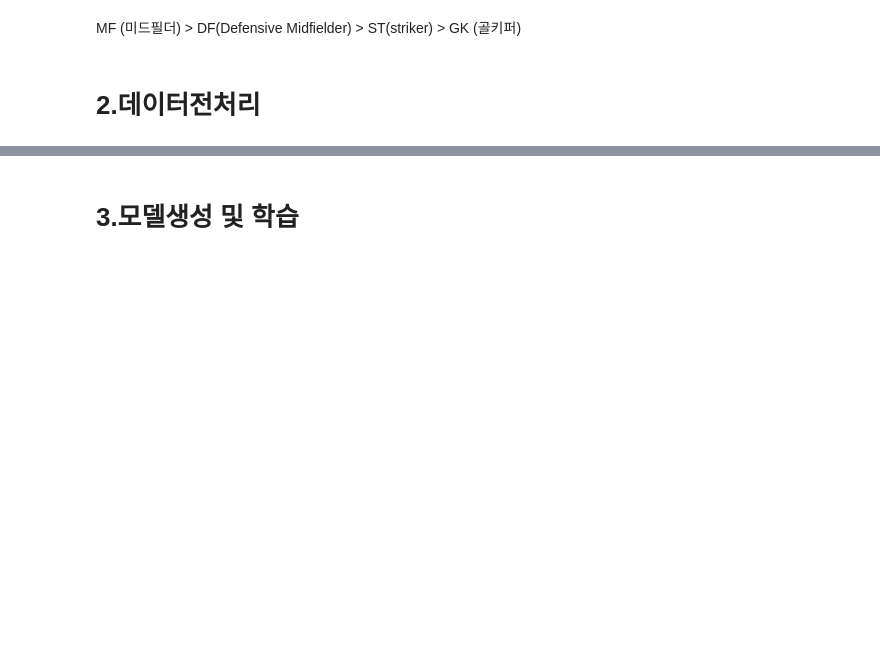
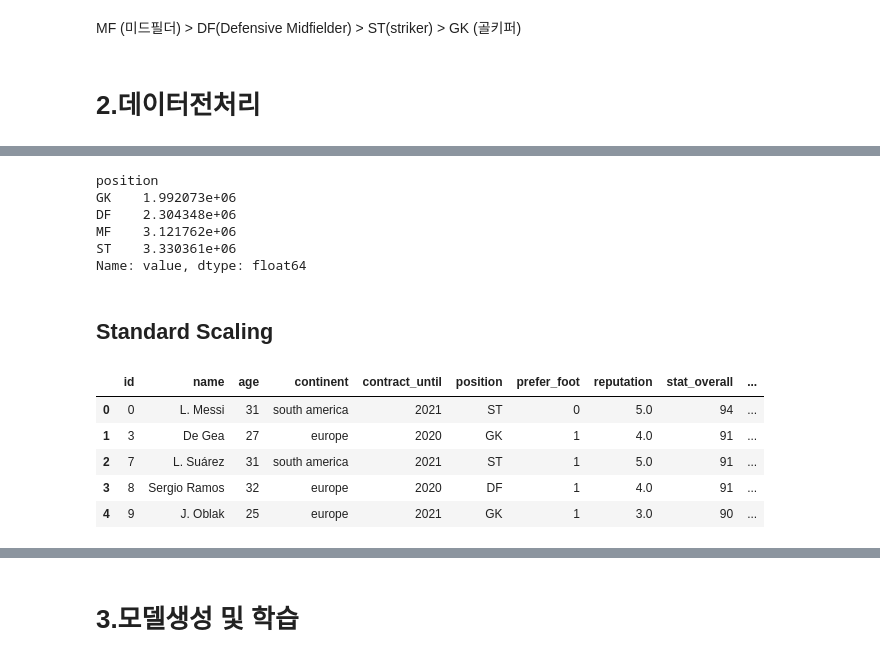
Before and after one commit to Sunnnyyy16/Dacon_study, a Jupyter notebook: FIFA/FIFA_payment.ipynb, the cells around one changed output, grey strips where cells are left out. Drawn from its saved outputs; the diff is of its cells as text; code cells hidden in the pictures; blank space fills up the shorter version.

```diff
--- a/FIFA/FIFA_payment.ipynb
+++ b/FIFA/FIFA_payment.ipynb
@@ -244,0 +302,4 @@ MF (미드필더) > DF(Defensive Midfielder) > ST(striker) > GK (골키퍼)
+# %%
+# 계약 연도 추출
+train['contract_until'] = train['contract_until'].str[-4:].astype(int)
+test['contract_until'] = test['contract_until'].str[-4:].astype(int)
@@ -244,0 +353,34 @@ MF (미드필더) > DF(Defensive Midfielder) > ST(striker) > GK (골키퍼)
+# %%
+train["continent_rank"] = train.continent.map({'oceania':1, 'asia': 2,'europe':3, 'africa':4, 'south america':5})
+test["continent_rank"] = test.continent.map({'oceania':1, 'asia': 2,'europe':3, 'africa':4, 'south america':5})
+# %%
+train.groupby('position').value.mean().sort_values()
+# %% [output]
+position
+GK    1.992073e+06
+DF    2.304348e+06
+MF    3.121762e+06
+ST    3.330361e+06
+Name: value, dtype: float64
+# %%
+train['position_rank'] = train.position.map({'GK':1,'DF':2,'MF':3,'ST':4})
+test['position_rank'] = test.position.map({'GK':1,'DF':2,'MF':3,'ST':4})
+# %%
+from sklearn.preprocessing import LabelEncoder
+
+encoder = LabelEncoder()
+
+encoder.fit(train['prefer_foot'])
+train['prefer_foot'] = encoder.transform(train['prefer_foot'])
+test['prefer_foot'] = encoder.transform(test['prefer_foot'])
+# %% [markdown]
+## Standard Scaling
+# %%
+train.head()
+# %% [output]
+|  | id | name | age | continent | contract_until | position | prefer_foot | reputation | stat_overall | ... |
+| 0 | 0 | L. Messi | 31 | south america | 2021 | ST | 0 | 5.0 | 94 | ... |
+| 1 | 3 | De Gea | 27 | europe | 2020 | GK | 1 | 4.0 | 91 | ... |
+| 2 | 7 | L. Suárez | 31 | south america | 2021 | ST | 1 | 5.0 | 91 | ... |
+| 3 | 8 | Sergio Ramos | 32 | europe | 2020 | DF | 1 | 4.0 | 91 | ... |
+| 4 | 9 | J. Oblak | 25 | europe | 2021 | GK | 1 | 3.0 | 90 | ... |
```
Also changed, not shown: parts of 57 cells of this notebook.
